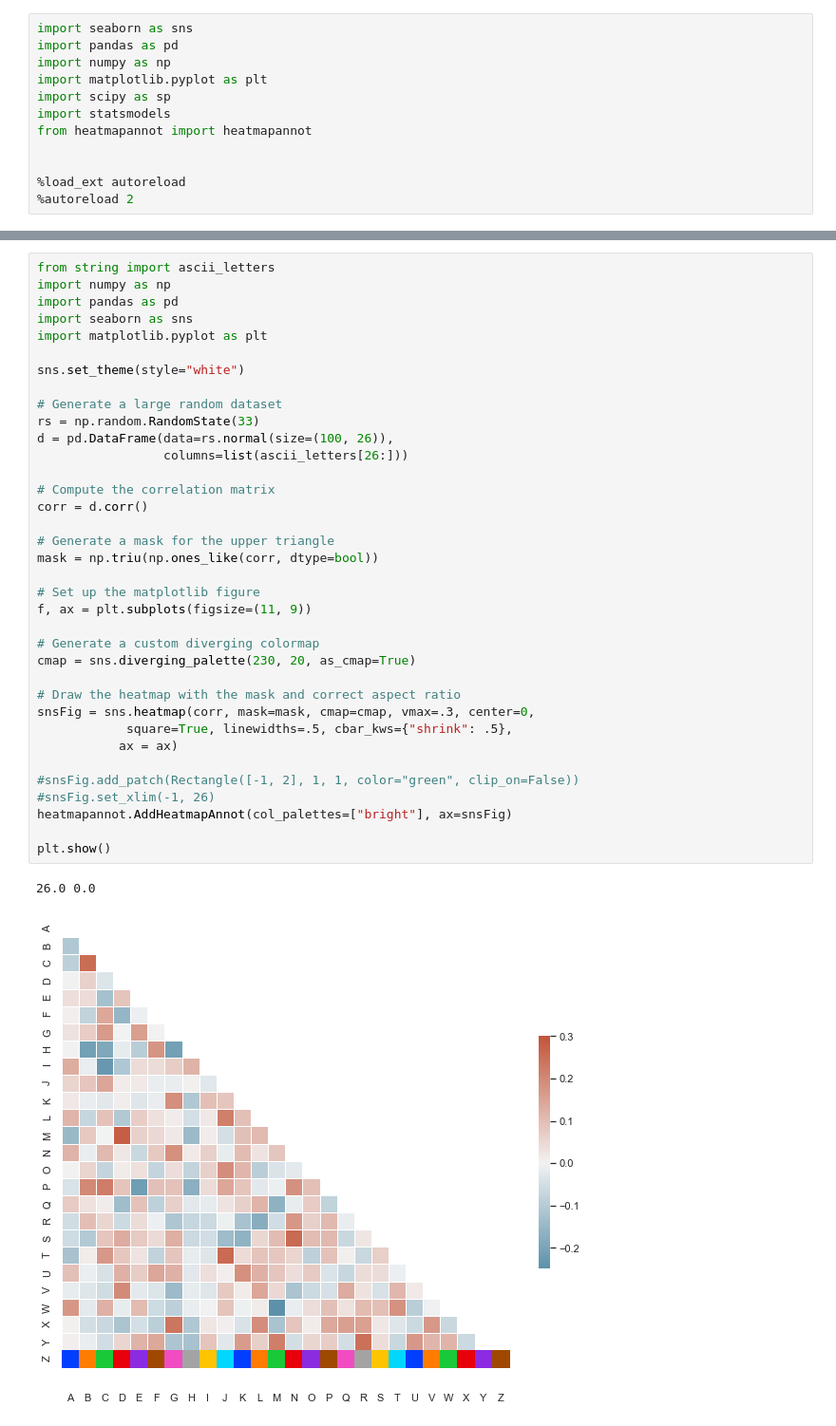
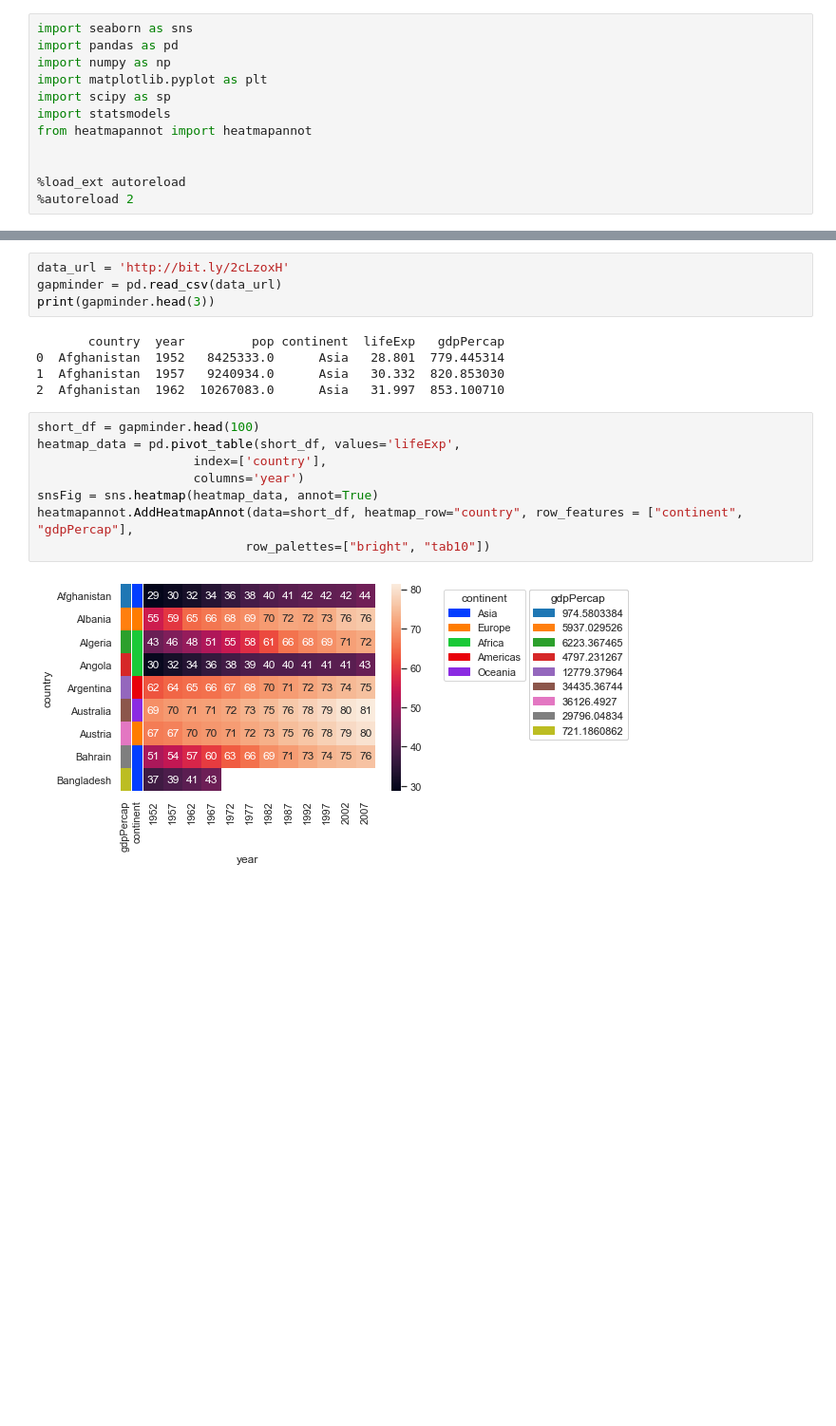
Before and after one commit to mourisl/heatmapannot, a Jupyter notebook: dev.ipynb, the cells around one changed output, grey strips where cells are left out. Shown at 95% size. Drawn from its saved outputs; the diff is of its cells as text; blank space fills up the shorter version.

Commit message:
Add the labels and legends for added annotations

```diff
--- a/dev.ipynb
+++ b/dev.ipynb
@@ -52,40 +52,20 @@ plt.show()
 # %%
-from string import ascii_letters
-import numpy as np
-import pandas as pd
-import seaborn as sns
-import matplotlib.pyplot as plt
-
-sns.set_theme(style="white")
-
-# Generate a large random dataset
-rs = np.random.RandomState(33)
-d = pd.DataFrame(data=rs.normal(size=(100, 26)),
-                 columns=list(ascii_letters[26:]))
-
-# Compute the correlation matrix
-corr = d.corr()
-
-# Generate a mask for the upper triangle
-mask = np.triu(np.ones_like(corr, dtype=bool))
-
-# Set up the matplotlib figure
-f, ax = plt.subplots(figsize=(11, 9))
-
-# Generate a custom diverging colormap
-cmap = sns.diverging_palette(230, 20, as_cmap=True)
-
-# Draw the heatmap with the mask and correct aspect ratio
-snsFig = sns.heatmap(corr, mask=mask, cmap=cmap, vmax=.3, center=0,
-            square=True, linewidths=.5, cbar_kws={"shrink": .5},
-           ax = ax)
-
-#snsFig.add_patch(Rectangle([-1, 2], 1, 1, color="green", clip_on=False))
-#snsFig.set_xlim(-1, 26)
-heatmapannot.AddHeatmapAnnot(col_palettes=["bright"], ax=snsFig)
-
-plt.show()
+data_url = 'http://bit.ly/2cLzoxH'
+gapminder = pd.read_csv(data_url)
+print(gapminder.head(3))
 # %% [output]
-26.0 0.0
+       country  year         pop continent  lifeExp   gdpPercap
+0  Afghanistan  1952   8425333.0      Asia   28.801  779.445314
+1  Afghanistan  1957   9240934.0      Asia   30.332  820.853030
+2  Afghanistan  1962  10267083.0      Asia   31.997  853.100710
-[figure, removed]
+# %%
+short_df = gapminder.head(100)
+heatmap_data = pd.pivot_table(short_df, values='lifeExp',
+                     index=['country'],
+                     columns='year')
+snsFig = sns.heatmap(heatmap_data, annot=True)
+heatmapannot.AddHeatmapAnnot(data=short_df, heatmap_row="country", row_features = ["continent", "gdpPercap"],
+                            row_palettes=["bright", "tab10"])
+# %% [output]
+[figure, added]
 # %%
```
Also changed, not shown: parts of 3 cells of this notebook, 1 other file.
